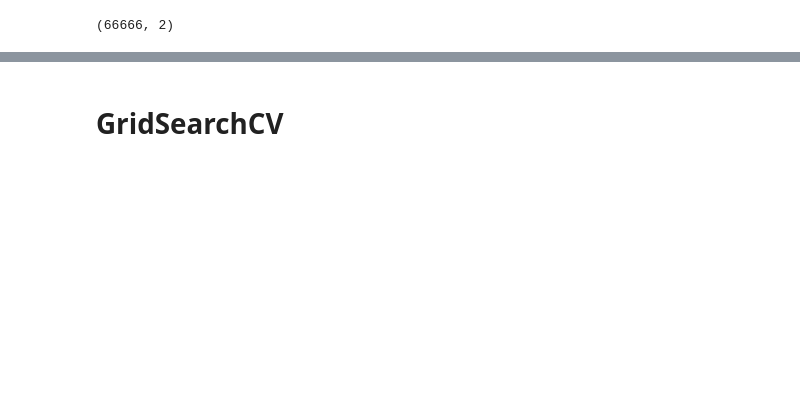
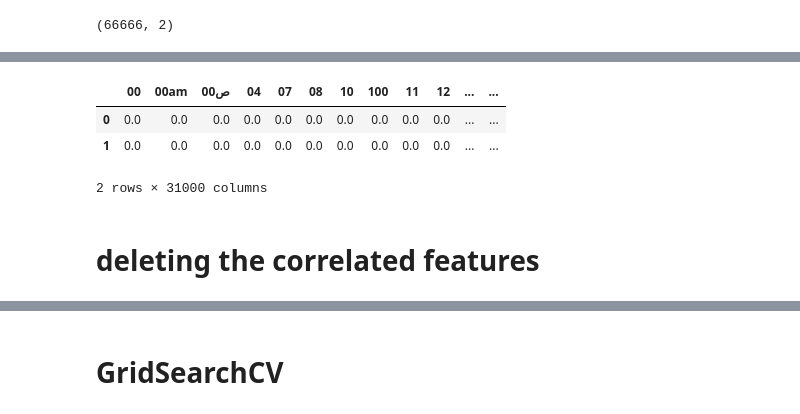
Before and after one commit to wassimchouchen/Natural-Language-Processing, a Jupyter notebook: arabic-sentiment-analysis-using-mnb-improved.ipynb, the cells around one changed output, grey strips where cells are left out. Saved outputs shown, nothing was run; the diff lists cells and outputs as text; code cells hidden in the pictures; blank space fills up the shorter version.

```diff
--- a/arabic-sentiment-analysis-using-mnb-improved.ipynb
+++ b/arabic-sentiment-analysis-using-mnb-improved.ipynb
@@ -144,0 +223,15 @@ data.shape
+# %%
+from sklearn.feature_extraction.text import CountVectorizer, TfidfVectorizer
+vectorizer = TfidfVectorizer(max_features=31000)
+tfidf = vectorizer.fit_transform(X).toarray()
+features = vectorizer.get_feature_names()
+tfidf = pd.DataFrame(tfidf, columns=features)
+# %%
+tfidf.head(2)
+# %% [output]
+|  | 00 | 00am | 00ص | 04 | 07 | 08 | 10 | 100 | 11 | 12 | ... | ... |
+| 0 | 0.0 | 0.0 | 0.0 | 0.0 | 0.0 | 0.0 | 0.0 | 0.0 | 0.0 | 0.0 | ... | ... |
+| 1 | 0.0 | 0.0 | 0.0 | 0.0 | 0.0 | 0.0 | 0.0 | 0.0 | 0.0 | 0.0 | ... | ... |
+2 rows × 31000 columns
+# %% [markdown]
+# deleting the correlated features
```
Also changed, not shown: parts of 57 cells of this notebook.
